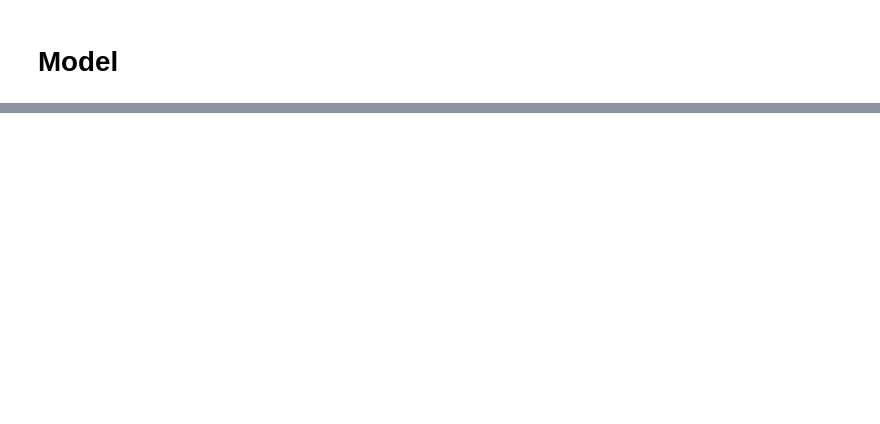
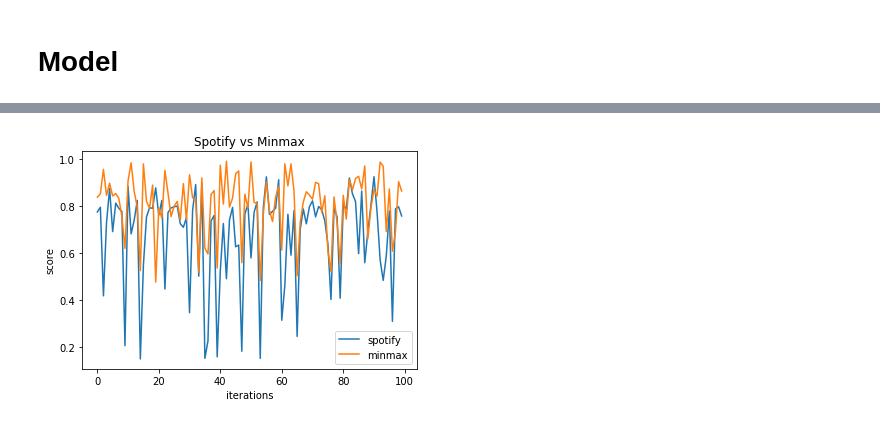
Before and after one commit to hayoungkyung/Spotify-playlist-auto-generator, a Jupyter notebook: Spotify_MinMax_Model.ipynb, the cells around one changed output, grey strips where cells are left out. Cells and saved outputs as stored; diff of their text form; code cells hidden in the pictures; blank space fills up the shorter version.

```diff
--- a/Spotify_MinMax_Model.ipynb
+++ b/Spotify_MinMax_Model.ipynb
@@ -74,0 +103,32 @@ def gen_playlist(df, min_features, max_features, divisor=10000):
+# %%
+def evaluate_model(n, params=["danceability", "instrumentalness", "valence", "liveness"],
+                   all_params=["duration_ms", "danceability", "acousticness", "energy", "key", "mode", "instrumentalness", "liveness", "valence", "tempo", "popularity", "release_day"]):
+    spotify_scores = []
+    minmax_scores = []
+    pairs = []
+    for k in range(n):
+        songs = gen_pool()
+        data = songs.drop_duplicates(subset=["track_uri"])
+        data = data[all_params]
+
+        i = random.randint(1, len(params)-1)
+        j = random.randint(1, len(params)-1)
+
+        if len(params) == 2:
+            i = 0
+            j = 1
+
+        while j == i:
+            j = random.randint(1, len(params)-1)
+
+        m, score = calc_score(songs, params[i], params[j])
+        spotify_scores.append(score)
+
+        _, score = gen_playlist(data, params[i], params[j], m)
+        minmax_scores.append(score)
+
+        pairs.append((params[i], params[j]))
+
+    return spotify_scores, minmax_scores, pairs
+# %%
+spotify_scores, minmax_scores, pairs = evaluate_model(100)
@@ -74,0 +153,10 @@ def gen_playlist(df, min_features, max_features, divisor=10000):
+# %%
+plt.plot(np.arange(len(spotify_scores)), spotify_scores, label="spotify")
+plt.plot(np.arange(len(minmax_scores)), minmax_scores, label="minmax")
+plt.legend()
+plt.xlabel("iterations")
+plt.ylabel("score")
+plt.title("Spotify vs Minmax")
+plt.savefig("figures/performance.png")
+# %% [output]
+[figure, added]
```
Also changed, not shown: parts of 21 cells of this notebook.
